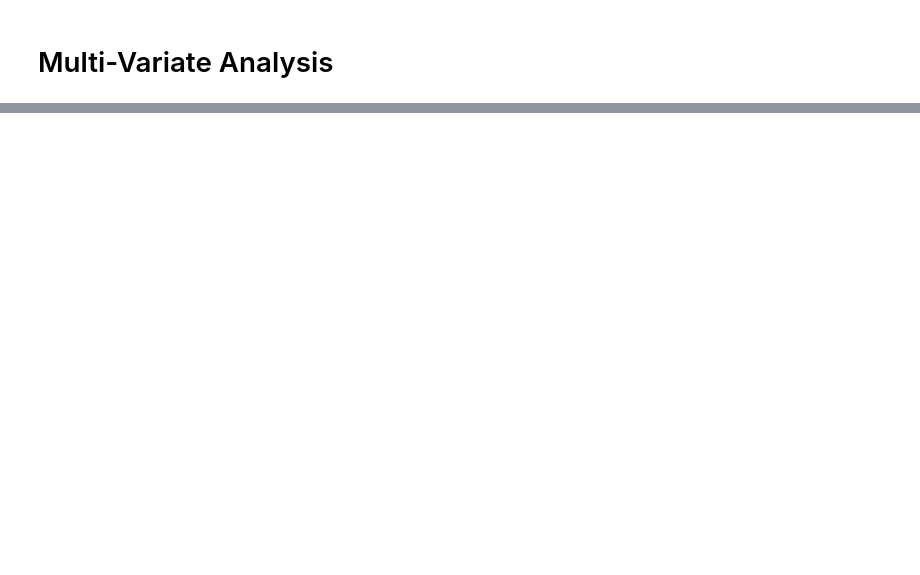
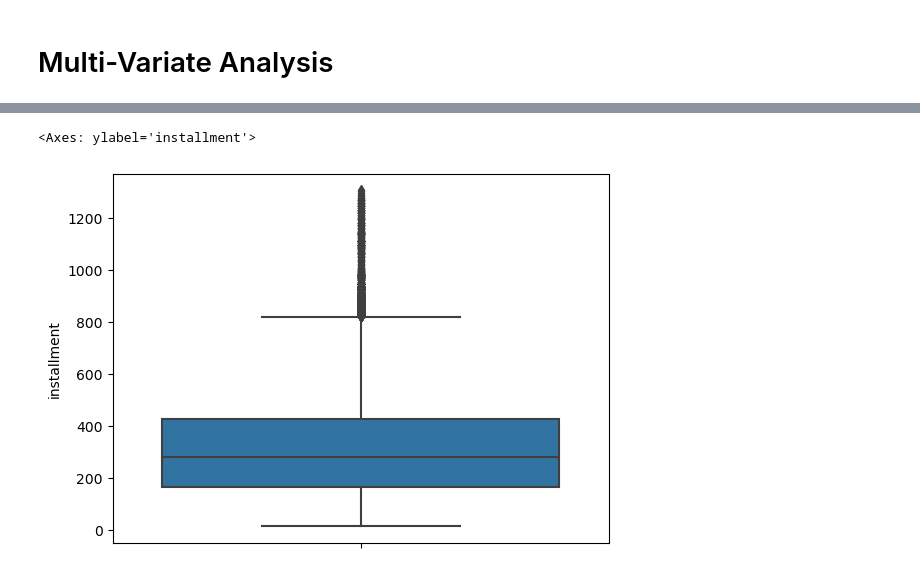
Before and after one commit to prasune/LendingClubCaseStudy, a Jupyter notebook: Lending_Club_Analysis.ipynb, the cells around one changed output, grey strips where cells are left out. Saved outputs shown, nothing was run; the diff lists cells and outputs as text; code cells hidden in the pictures; blank space fills up the shorter version.

```diff
--- a/Lending_Club_Analysis.ipynb
+++ b/Lending_Club_Analysis.ipynb
@@ -732,0 +871,5 @@ loan_final['issue_d']
+# %%
+sns.boxplot(y=loan_df_final['installment'])
+# %% [output]
+<Axes: ylabel='installment'>
+[figure, added]
```
Also changed, not shown: parts of 225 cells of this notebook, 2 other files.
